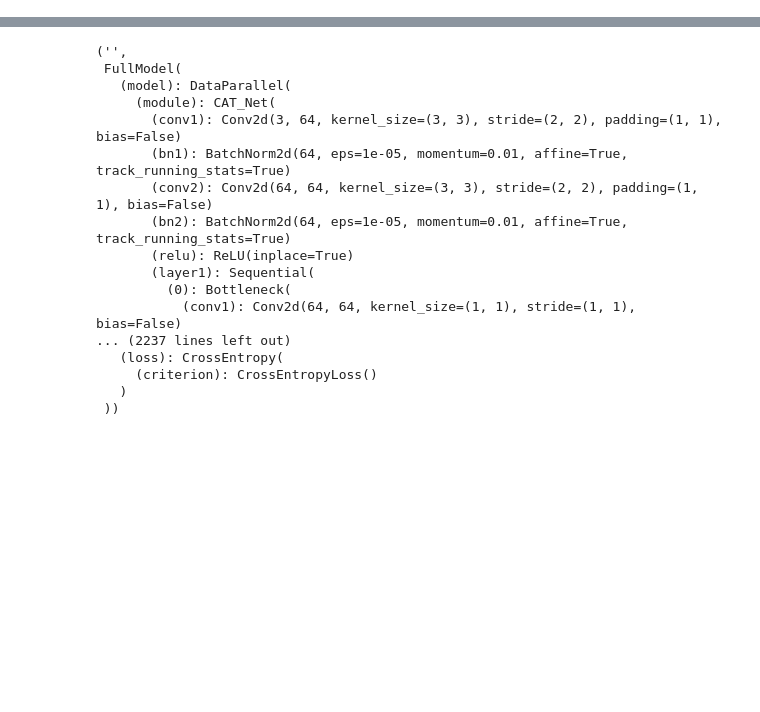
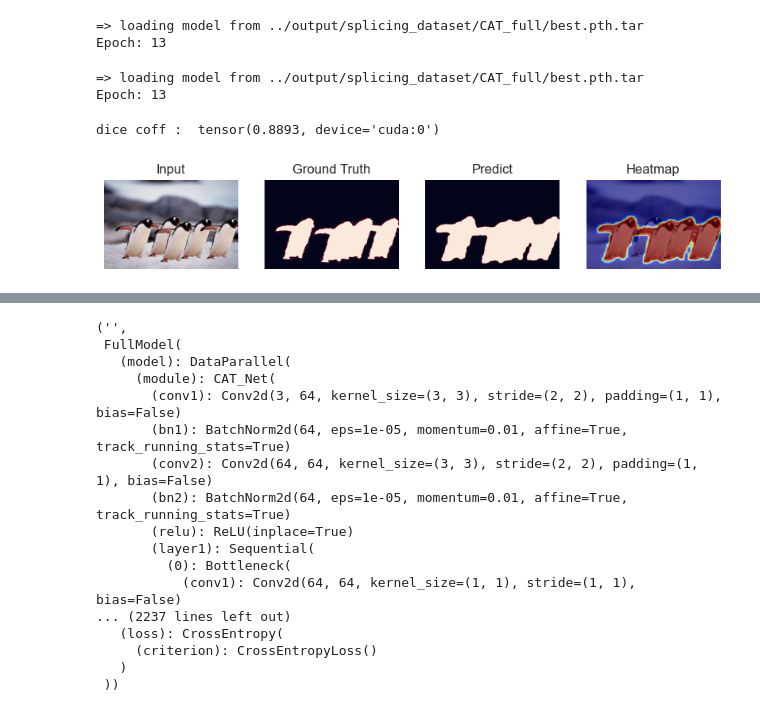
Before and after one commit to ictseoyoungmin/CATNet_for_comparison, a Jupyter notebook: tools/test.ipynb, the cells around one changed output, grey strips where cells are left out. Drawn from its saved outputs; the diff is of its cells as text; code cells hidden in the pictures; blank space fills up the shorter version.

```diff
--- a/tools/test.ipynb
+++ b/tools/test.ipynb
@@ -159,0 +62,72 @@ crop_size=(512, 512), grid_crop=True, blocks=('RGB', 'DCTvol', 'qtable'), mode=t
+# %%
+def parse_args():
+    parser = argparse.ArgumentParser(description='Train segmentation network')
+
+    parser.add_argument('--cfg',
+                        help='experiment configure file name',
+                        required=True,
+                        type=str)
+    parser.add_argument('opts',
+                        help="Modify config options using the command-line",
+                        default=None,
+                        nargs=argparse.REMAINDER)
+
+    args = parser.parse_args()
+    update_config(config, args)
+
+    return args
+DT = 2
+DIR_IMGS = [r"F:\datasets\Defacto_splicing\splicing_3_img\img_jpg",
+        r"F:\datasets\defacto_copy_move\copymove_img\img_jpg",
+        r"F:\datasets\CASIA2.0\Tp_jpg"]
+DIR_IMG = DIR_IMGS[DT]
+DIR_MASKS = [r"F:\datasets\Defacto_splicing\splicing_3_annotations\probe_mask",
+r"F:\datasets\defacto_copy_move\copymove_annotations\probe_mask",
+r"F:\datasets\CASIA2.0\Groundtruth_jpg"]
+DIR_MASK = DIR_MASKS[DT]
+## CHOOSE ##
+args = argparse.Namespace(cfg='../experiments/CAT_full.yaml', opts=['TEST.MODEL_FILE', '../output/splicing_dataset/CAT_full/best.pth.tar', 'TEST.FLIP_TEST', 'False', 'TEST.NUM_SAMPLES', '0'])
+# args = argparse.Namespace(cfg='experiments/CAT_DCT_only.yaml', opts=['TEST.MODEL_FILE', 'output/splicing_dataset/CAT_DCT_only/DCT_only_v2.pth.tar', 'TEST.FLIP_TEST', 'False', 'TEST.NUM_SAMPLES', '0'])
+update_config(config, args)
+
+# cudnn related setting
+cudnn.benchmark = config.CUDNN.BENCHMARK
+cudnn.deterministic = config.CUDNN.DETERMINISTIC
+cudnn.enabled = config.CUDNN.ENABLED
+
+## CHOOSE ##
+test_dataset = DefactoDataset(
+            DIR_IMG,
+            DIR_MASK,
+            10000,
+            512,
+            'tra0in',None,
+            blocks=('RGB', 'DCTvol', 'qtable'))
+# splicing_dataset(crop_size=None, grid_crop=True, blocks=('RGB', 'DCTvol', 'qtable'), DCT_channels=1, mode='arbitrary', read_from_jpeg=True)  # full model
+# test_dataset = splicing_dataset(crop_size=None, grid_crop=True, blocks=('DCTvol', 'qtable'), DCT_channels=1, mode='arbitrary', read_from_jpeg=True)  # DCT stream
+
+# print(test_dataset.get_info())
+
+testloader = torch.utils.data.DataLoader(
+    test_dataset,
+    batch_size=1,  # must be 1 to handle arbitrary input sizes
+    shuffle=False,  # must be False to get accurate filename
+    num_workers=1,
+    pin_memory=False)
+model = eval('models.' + config.MODEL.NAME +
+                '.get_seg_model')(config)
+if config.TEST.MODEL_FILE:
+    model_state_file = config.TEST.MODEL_FILE
+else:
+    raise ValueError("Model file is not specified.")
+print('=> loading model from {}'.format(model_state_file))
+criterion = CrossEntropy(ignore_label=config.TRAIN.IGNORE_LABEL).cuda()
+model = FullModel(model, criterion)
+checkpoint = torch.load(model_state_file)
+model.model.load_state_dict(checkpoint['state_dict'])
+print("Epoch: {}".format(checkpoint['epoch']))
+gpus = list(config.GPUS)
+model = nn.DataParallel(model, device_ids=gpus).cuda()
+# %% [output]
+=> loading model from ../output/splicing_dataset/CAT_full/best.pth.tar
+Epoch: 13
@@ -159,0 +285,8 @@ crop_size=(512, 512), grid_crop=True, blocks=('RGB', 'DCTvol', 'qtable'), mode=t
+# %%
+# dt : 0 sp. 1 cm, 2 ca
+a = main(1394,2)
+# %% [output]
+=> loading model from ../output/splicing_dataset/CAT_full/best.pth.tar
+Epoch: 13
+dice coff :  tensor(0.8893, device='cuda:0')
+[figure, added]
```
Also changed, not shown: parts of 20 cells of this notebook, 9 other files.
